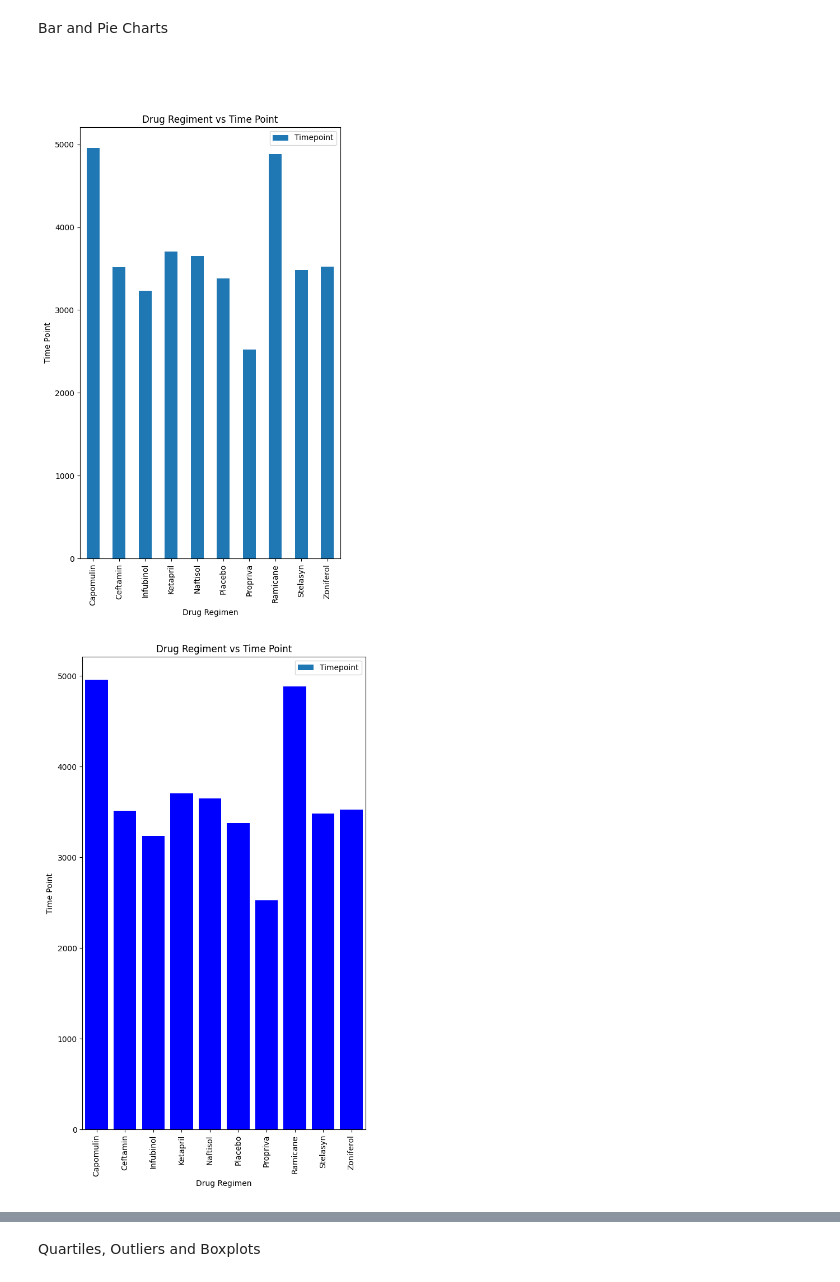
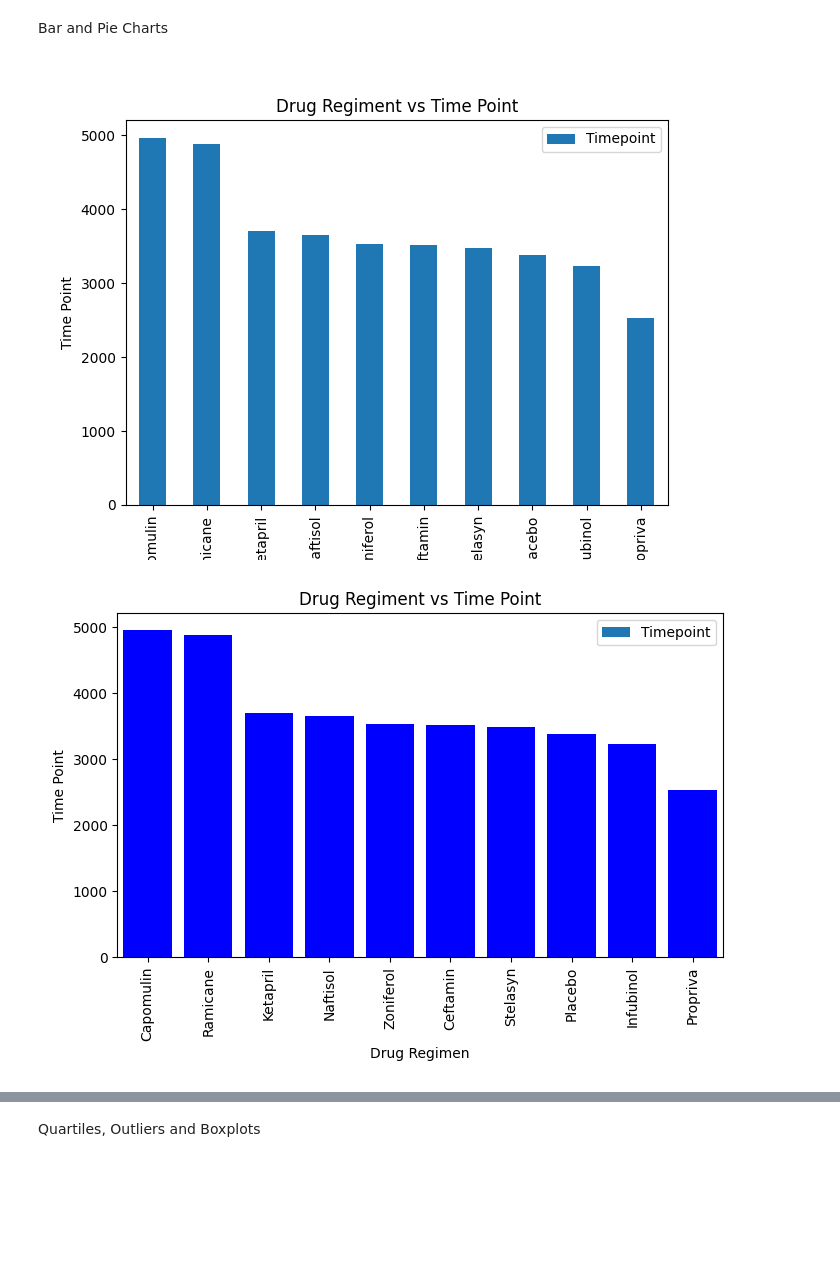
Before and after one commit to Alphaomegainfinity/matplotlib-challenge, a Jupyter notebook: Pymaceuticals/main.ipynb, the cells around one changed output, grey strips where cells are left out. Drawn from its saved outputs; the diff is of its cells as text; code cells hidden in the pictures; blank space fills up the shorter version.

```diff
--- a/Pymaceuticals/main.ipynb
+++ b/Pymaceuticals/main.ipynb
@@ -43,4 +44,5 @@ mouse_count
 # Getting the duplicate mice by ID number that shows up for Mouse ID and Timepoint.
 
 mouse_study_duplicated = mouse_study.loc[mouse_study.duplicated(subset=['Mouse ID', "Timepoint"])]
-mouse_duplicated = mouse_study_duplicated["Mouse ID"].unique()
+mouse_ID_duplicated = mouse_study_duplicated["Mouse ID"].unique()
+mouse_ID_duplicated
@@ -86,7 +90,7 @@ array(['k403', 's185', 'x401', 'm601', 'g791', 's508', 'f966', 'm546',
        'z969'], dtype=object)
 # %%
 # Create a clean DataFrame by dropping the duplicate mouse by its ID.
-clean_data = mouse_study.loc[mouse_study["Mouse ID"]!= ("".join((mouse_duplicated))),:]
+clean_data = mouse_study.loc[mouse_study["Mouse ID"]!= ("".join((mouse_ID_duplicated))),:]
 clean_data
 # %% [output]
 |  | Mouse ID | Drug Regimen | Sex | Age_months | Weight (g) | Timepoint | Tumour Volume (mm3) | ... |
@@ -174,26 +178,26 @@ Bar and Pie Charts
 # %%
 #Set DataFrame for each drug regiment by using groupby
 drug_regiment = pd.DataFrame(clean_data.groupby(["Drug Regimen"]).sum()["Timepoint"])
-drug_regiment =drug_regiment.reset_index()
+drug_regiment = drug_regiment.reset_index().sort_values(by='Timepoint', ascending = False)
 # %%
 # Generate a bar plot showing the total number of timepoints for all mice tested for each drug regimen using Pandas.
-drug_regiment_bar =drug_regiment.plot(x = "Drug Regimen", y= "Timepoint", kind = "bar", figsize = (6,10))
+drug_regiment_bar = drug_regiment.plot(x = "Drug Regimen", y= "Timepoint", kind = "bar", figsize = (7,5))
 drug_regiment_bar.set_xlabel ("Drug Regimen")
 drug_regiment_bar.set_ylabel ("Time Point")
 drug_regiment_bar.set_title ("Drug Regiment vs Time Point")
 plt.show()
 plt.tight_layout()
 # %% [output]
-[figure, old version]
+[figure, new version]
 # %%
 # Generate a bar plot showing the total number of timepoints for all mice tested for each drug regimen using pyplot.
 x_axis = np.arange(len(drug_regiment))
 tick_locations = [values for values in x_axis]
-plt.bar(x_axis, drug_regiment["Timepoint"], color = 'b', align = "center") #, clean_data["Timepoint"], alpha = 0.5, align="center")
+plt.bar(x_axis, drug_regiment["Timepoint"], color = 'b', align = "center")
 plt.xticks(tick_locations, drug_regiment["Drug Regimen"])
 plt.show()
 # %% [output]
-[figure, old version]
+[figure, new version]
 # %%
 # Generate a pie plot showing the distribution of female versus male mice using Pandas
 gender_mice = clean_data.groupby(clean_data["Sex"]).count().plot ( y="Mouse ID", kind = "pie", autopct="%1.1f%%")
```
Also changed, not shown: parts of 15 cells of this notebook, 1 other file.
